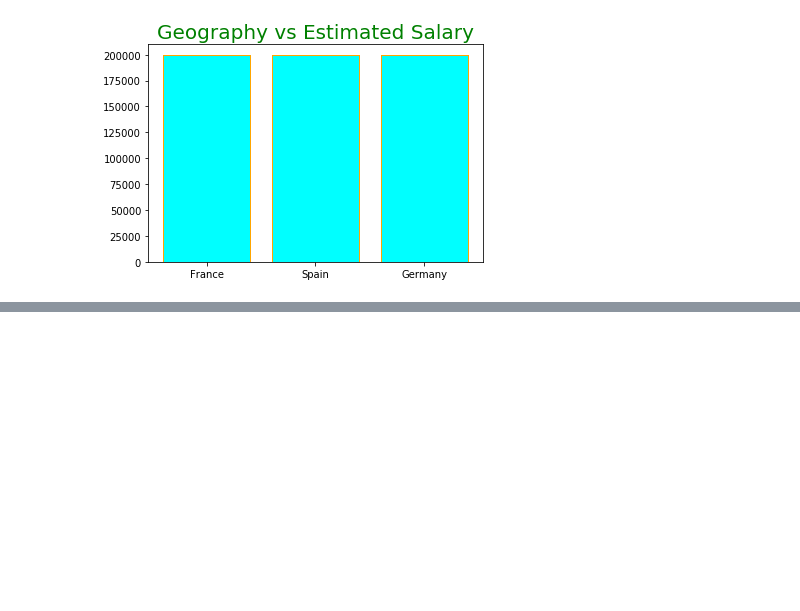
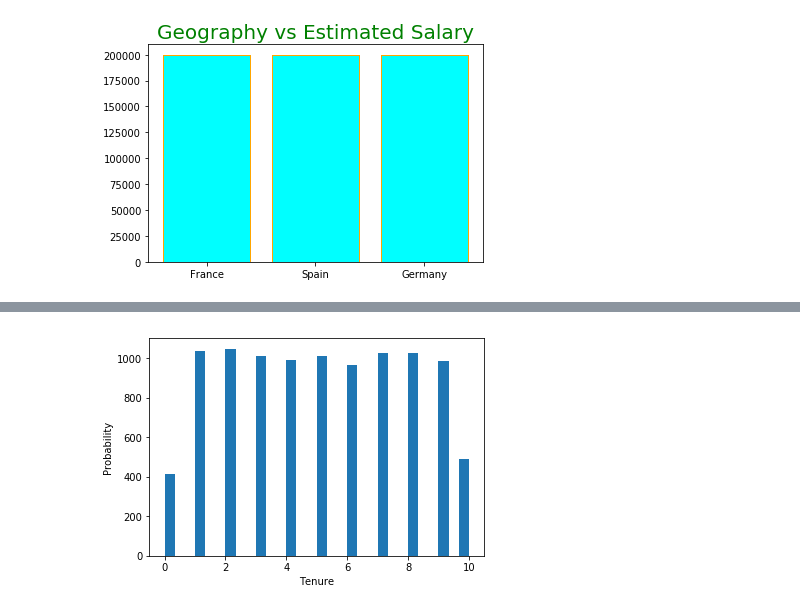
Before and after one commit to omonuj/Python-for-data-science, a Jupyter notebook: Matplotlib.ipynb, the cells around one changed output, grey strips where cells are left out. Cells and saved outputs as stored; diff of their text form; code cells hidden in the pictures; blank space fills up the shorter version.

```diff
--- a/Matplotlib.ipynb
+++ b/Matplotlib.ipynb
@@ -130,0 +145,7 @@ plt.show()
+# %%
+plt.hist(churn_df['Tenure'], bins=30)
+plt.ylabel('Probability')
+plt.xlabel('Tenure')
+plt.show()
+# %% [output]
+[figure, added]
```
Also changed, not shown: parts of 3 cells of this notebook.
